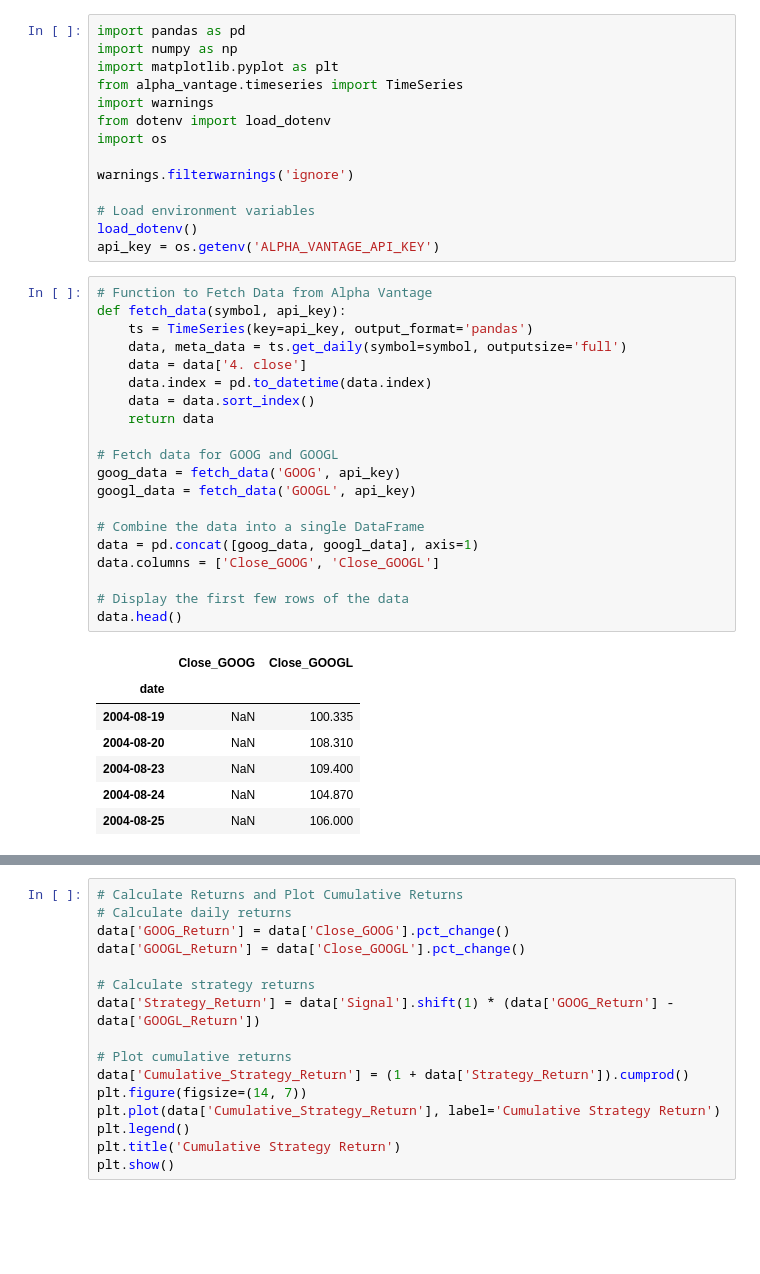
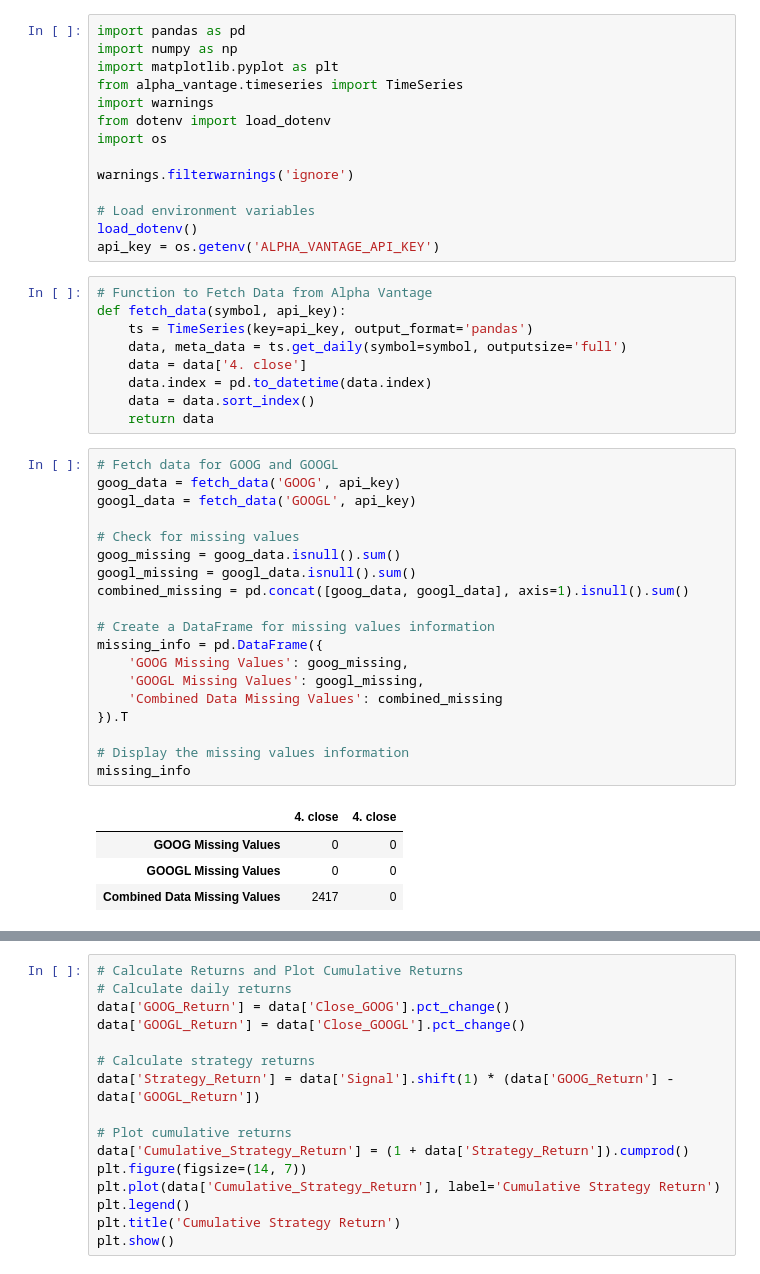
Before and after one commit to miloopark/strategy-playground, a Jupyter notebook: strategies/Dual_Class_Arbitrage.ipynb, the cells around one changed output, grey strips where cells are left out. Saved outputs shown, nothing was run; the diff lists cells and outputs as text; blank space fills up the shorter version.

```diff
--- a/strategies/Dual_Class_Arbitrage.ipynb
+++ b/strategies/Dual_Class_Arbitrage.ipynb
@@ -21,22 +21,27 @@ def fetch_data(symbol, api_key):
     data.index = pd.to_datetime(data.index)
     data = data.sort_index()
     return data
-
-# Fetch data for GOOG and GOOGL
-goog_data = fetch_data('GOOG', api_key)
-googl_data = fetch_data('GOOGL', api_key)
-
-# Combine the data into a single DataFrame
-data = pd.concat([goog_data, googl_data], axis=1)
-data.columns = ['Close_GOOG', 'Close_GOOGL']
-
-# Display the first few rows of the data
-data.head()
-# %% [output]
-|  | Close_GOOG | Close_GOOGL |
-| date |  |  |
-| 2004-08-19 | NaN | 100.335 |
-| 2004-08-20 | NaN | 108.310 |
-| 2004-08-23 | NaN | 109.400 |
-| 2004-08-24 | NaN | 104.870 |
-| 2004-08-25 | NaN | 106.000 |
+# %%
+# Fetch data for GOOG and GOOGL
+goog_data = fetch_data('GOOG', api_key)
+googl_data = fetch_data('GOOGL', api_key)
+
+# Check for missing values
+goog_missing = goog_data.isnull().sum()
+googl_missing = googl_data.isnull().sum()
+combined_missing = pd.concat([goog_data, googl_data], axis=1).isnull().sum()
+
+# Create a DataFrame for missing values information
+missing_info = pd.DataFrame({
+    'GOOG Missing Values': goog_missing,
+    'GOOGL Missing Values': googl_missing,
+    'Combined Data Missing Values': combined_missing
+}).T
+
+# Display the missing values information
+missing_info
+# %% [output]
+|  | 4. close | 4. close |
+| GOOG Missing Values | 0 | 0 |
+| GOOGL Missing Values | 0 | 0 |
+| Combined Data Missing Values | 2417 | 0 |
```
Also changed, not shown: parts of 3 cells of this notebook.
